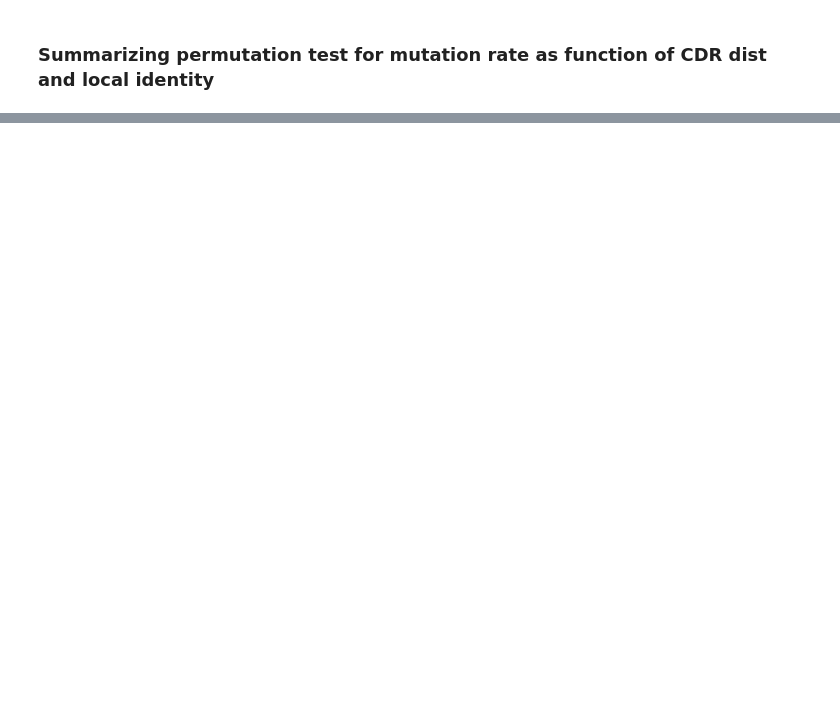
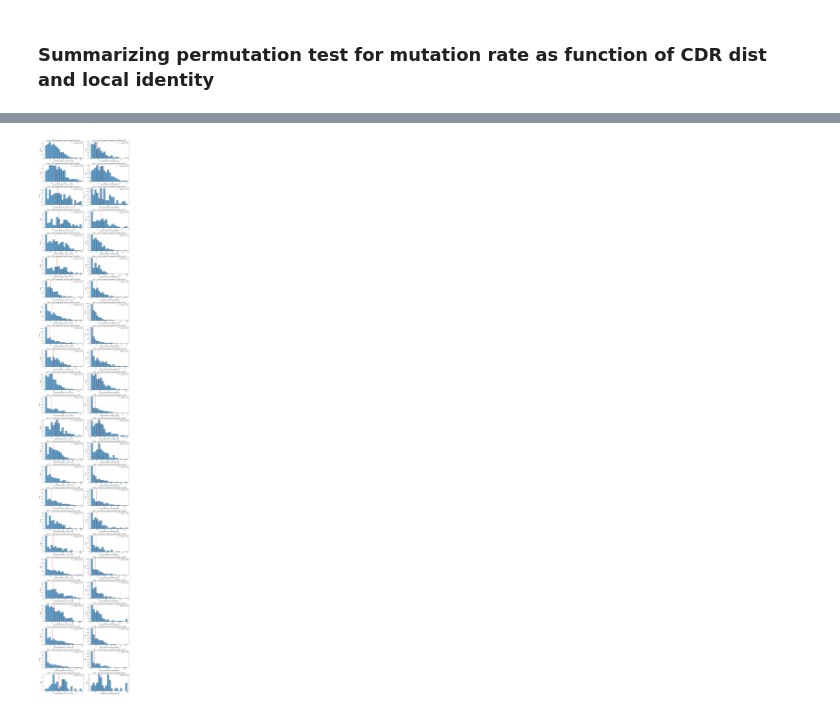
Before and after one commit to miramastoras/centrolign_analysis, a Jupyter notebook: analysis_notes/release2_QC_v2/notebooks/permutation_test_summaries.ipynb, the cells around one changed output, grey strips where cells are left out. Drawn from its saved outputs; the diff is of its cells as text; code cells hidden in the pictures; blank space fills up the shorter version.

```diff
--- a/analysis_notes/release2_QC_v2/notebooks/permutation_test_summaries.ipynb
+++ b/analysis_notes/release2_QC_v2/notebooks/permutation_test_summaries.ipynb
@@ -204,0 +205,18 @@ plt.show()
+# %%
+CDR_minus_localID_SNVs_results="/private/groups/patenlab/mira/centrolign/analysis/CDR_permutation/CDR_minus_localID_SNVs_10k/cdr_minus_localid_snv_per_chrom_results.csv"
+CDR_minus_localID_SNVs_null="/private/groups/patenlab/mira/centrolign/analysis/CDR_permutation/CDR_minus_localID_SNVs_10k/cdr_minus_localid_snv_null_distribution_per_chr.csv"
+
+CDR_minus_localID_short_indels_results="/private/groups/patenlab/mira/centrolign/analysis/CDR_permutation/CDR_minus_localID_short_indels_10k/cdr_minus_localid_indel_per_chrom_results.csv"
+CDR_minus_localID_short_indels_null="/private/groups/patenlab/mira/centrolign/analysis/CDR_permutation/CDR_minus_localID_short_indels_10k/cdr_minus_localid_indel_null_distribution_per_chr.csv"
+
+CDR_minus_localID_svs_results="/private/groups/patenlab/mira/centrolign/analysis/CDR_permutation/CDR_minus_localID_SVs_10k/cdr_minus_localid_sv_per_chrom_results.csv"
+CDR_minus_localID_svs_null="/private/groups/patenlab/mira/centrolign/analysis/CDR_permutation/CDR_minus_localID_SVs_10k/cdr_minus_localid_sv_null_distribution_per_chr.csv"
+
+localID_minus_CDR_SNVs_results="/private/groups/patenlab/mira/centrolign/analysis/local_identity/permutation/localID_minus_CDR_SNVs_10k/localid_minus_cdr_snv_per_chrom_results.csv"
+localID_minus_CDR_SNVs_null="/private/groups/patenlab/mira/centrolign/analysis/local_identity/permutation/localID_minus_CDR_SNVs_10k/localid_minus_cdr_snv_null_distribution_per_chr.csv"
+
+localID_minus_CDR_short_indels_results="/private/groups/patenlab/mira/centrolign/analysis/local_identity/permutation/localID_minus_CDR_short_indels_10k/localid_minus_cdr_indel_per_chrom_results.csv"
+localID_minus_CDR_short_indels_null="/private/groups/patenlab/mira/centrolign/analysis/local_identity/permutation/localID_minus_CDR_short_indels_10k/localid_minus_cdr_indel_null_distribution_per_chr.csv"
+
+localID_minus_CDR_svs_results="/private/groups/patenlab/mira/centrolign/analysis/local_identity/permutation/localID_minus_CDR_SVs_10k/localid_minus_cdr_sv_per_chrom_results.csv"
+localID_minus_CDR_svs_null="/private/groups/patenlab/mira/centrolign/analysis/local_identity/permutation/localID_minus_CDR_SVs_10k/localid_minus_cdr_sv_null_distribution_per_chr.csv"
@@ -204,0 +988,37 @@ plt.show()
+# %%
+chroms = sorted(overlap_df["chr"].unique(), key=lambda c: int(c.replace("chr","")) if c.replace("chr","").isdigit() else 99)
+
+fig, axes = plt.subplots(len(chroms), 2, figsize=(12, 3 * len(chroms)))
+
+for row_idx, chrom in enumerate(chroms):
+    chrom_df = overlap_df[(overlap_df["chr"] == chrom)
+                       & overlap_df["pct_cdr_overlapping_top10"].notna()
+                       & overlap_df["pct_top10_overlapping_cdr"].notna()]
+
+
+    ax_left = axes[row_idx, 0]
+    vals = chrom_df["pct_cdr_overlapping_top10"].dropna()
+    ax_left.hist(vals, bins=20, edgecolor="black", alpha=0.7)
+    ax_left.set_xlabel("% CDR overlapping top 10% local ID")
+    ax_left.set_ylabel("Count")
+    ax_left.set_title(f"{chrom} — CDR overlap with top 10% local ID (n={len(vals)})")
+    if len(vals) > 0:
+        ax_left.axvline(vals.median(), color="red", ls="--",
+                        label=f"median: {vals.median():.1f}%")
+        ax_left.legend()
+
+    ax_right = axes[row_idx, 1]
+    vals = chrom_df["pct_top10_overlapping_cdr"].dropna()
+    ax_right.hist(vals, bins=20, edgecolor="black", alpha=0.7)
+    ax_right.set_xlabel("% top 10% local ID overlapping CDR")
+    ax_right.set_ylabel("Count")
+    ax_right.set_title(f"{chrom} — top 10% local ID overlap with CDR (n={len(vals)})")
+    if len(vals) > 0:
+        ax_right.axvline(vals.median(), color="red", ls="--",
+                         label=f"median: {vals.median():.1f}%")
+        ax_right.legend()
+
+plt.tight_layout()
+plt.show()
+# %% [output]
+[figure, added]
```
Also changed, not shown: parts of 9 cells of this notebook, 7 other files.
